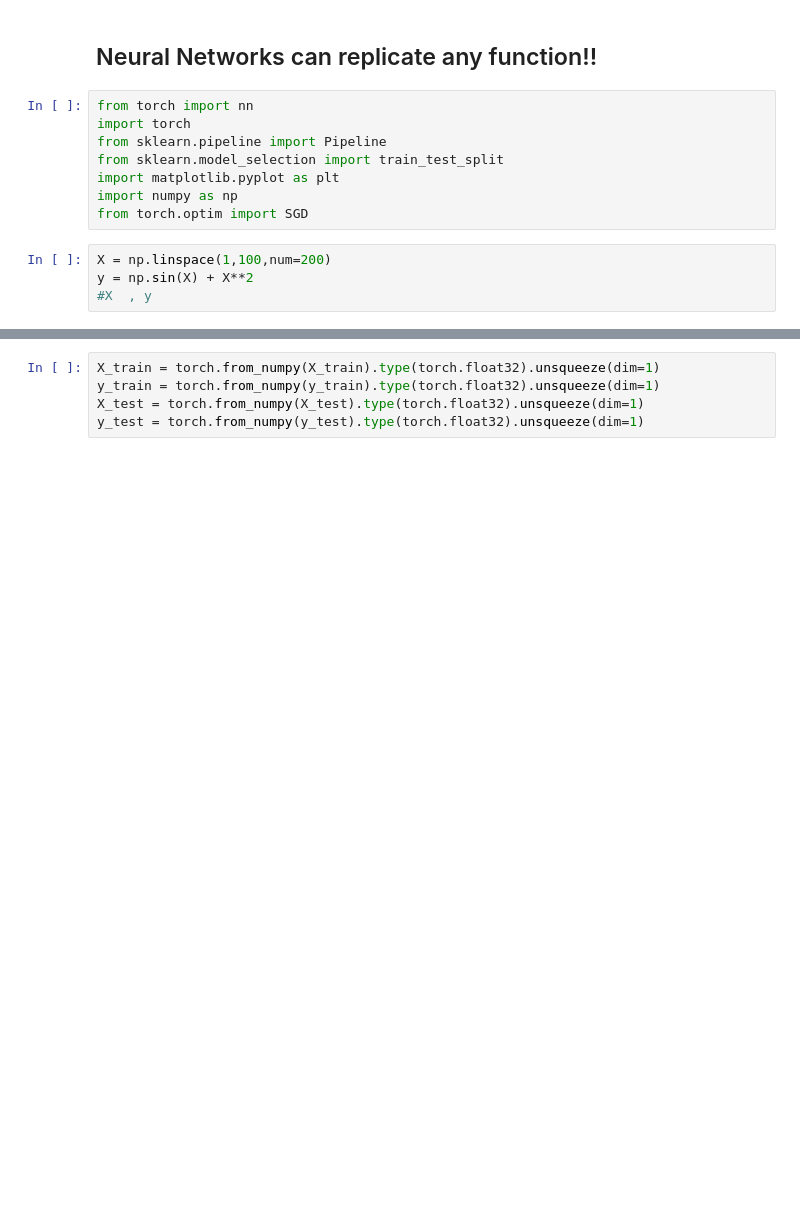
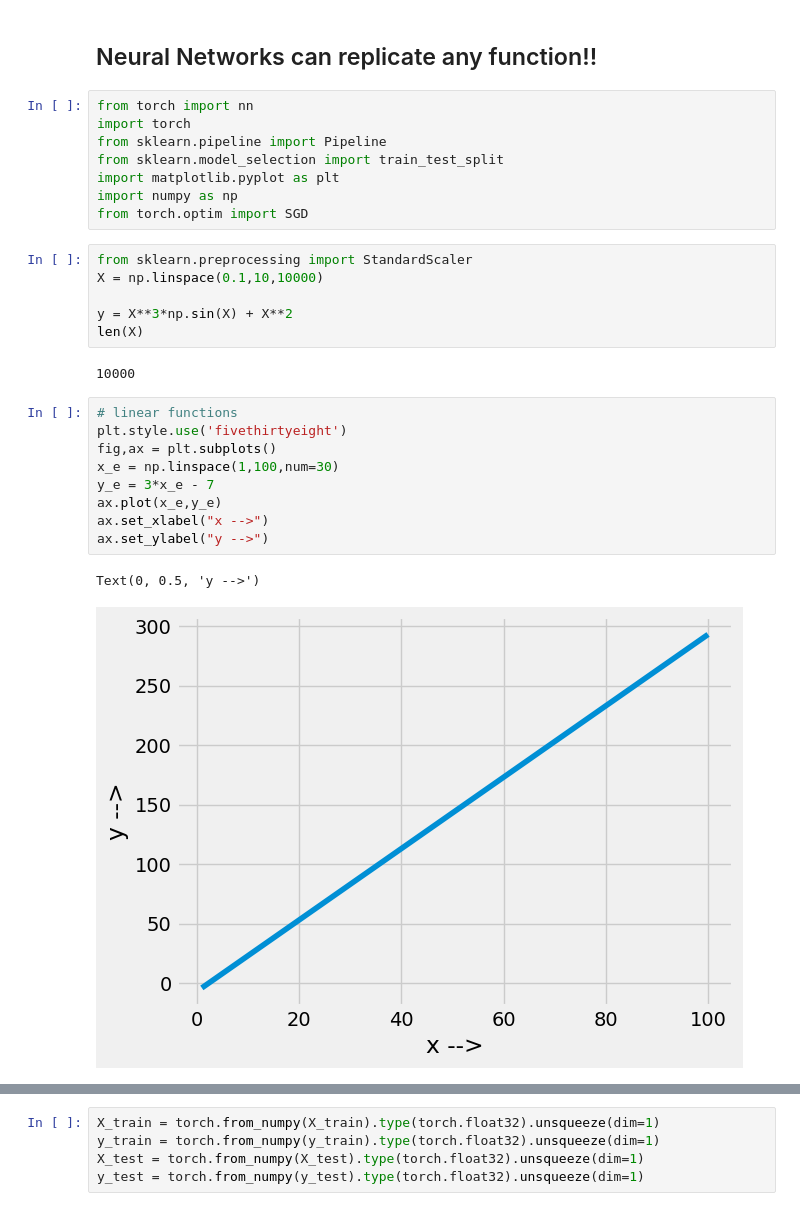
Before and after one commit to gmehra123/data_science, a Jupyter notebook: Testing_notebook.ipynb, the cells around one changed output, grey strips where cells are left out. Saved outputs shown, nothing was run; the diff lists cells and outputs as text; blank space fills up the shorter version.

```diff
--- a/Testing_notebook.ipynb
+++ b/Testing_notebook.ipynb
@@ -11,9 +11,25 @@ import matplotlib.pyplot as plt
 import numpy as np
 from torch.optim import SGD
 # %%
-X = np.linspace(1,100,num=200)
-y = np.sin(X) + X**2
-#X  , y
+from sklearn.preprocessing import StandardScaler
+X = np.linspace(0.1,10,10000)
+
+y = X**3*np.sin(X) + X**2
+len(X)
+# %% [output]
+10000
+# %%
+# linear functions
+plt.style.use('fivethirtyeight')
+fig,ax = plt.subplots()
+x_e = np.linspace(1,100,num=30)
+y_e = 3*x_e - 7
+ax.plot(x_e,y_e)
+ax.set_xlabel("x -->")
+ax.set_ylabel("y -->")
+# %% [output]
+Text(0, 0.5, 'y -->')
+[figure, added]
 # %%
 fig,ax=plt.subplots()
 ax.plot(X,y)
```
Also changed, not shown: parts of 15 cells of this notebook.
